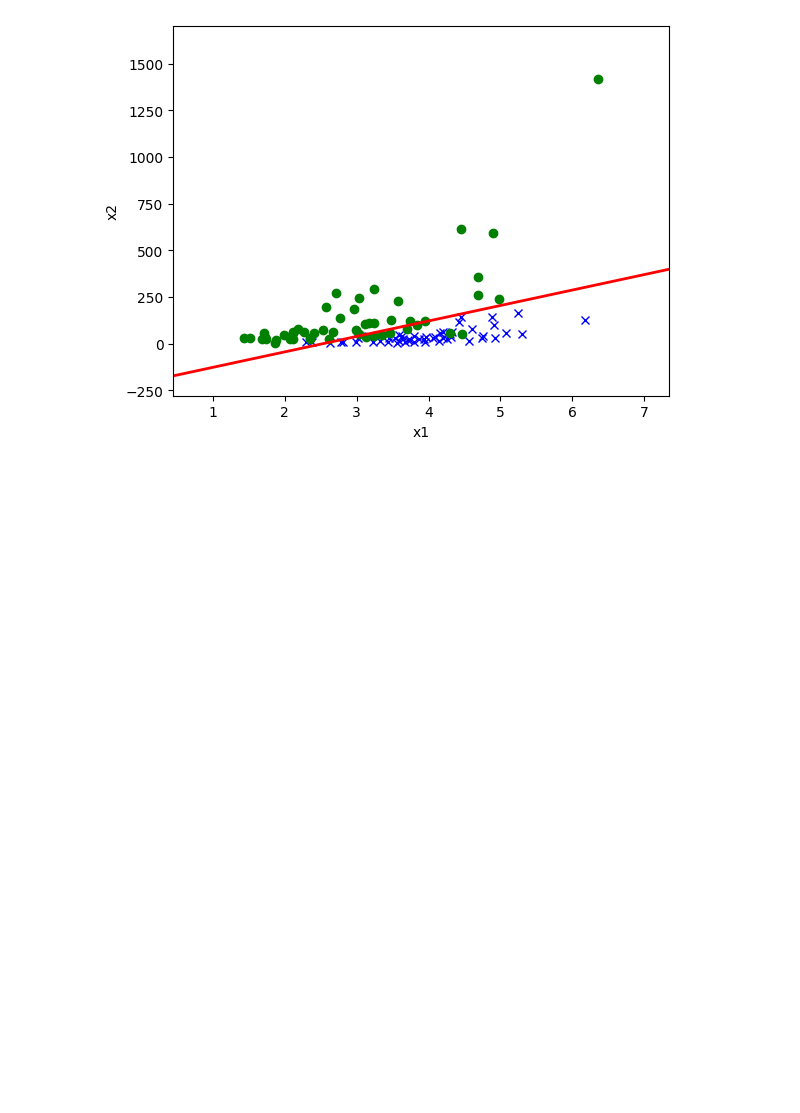
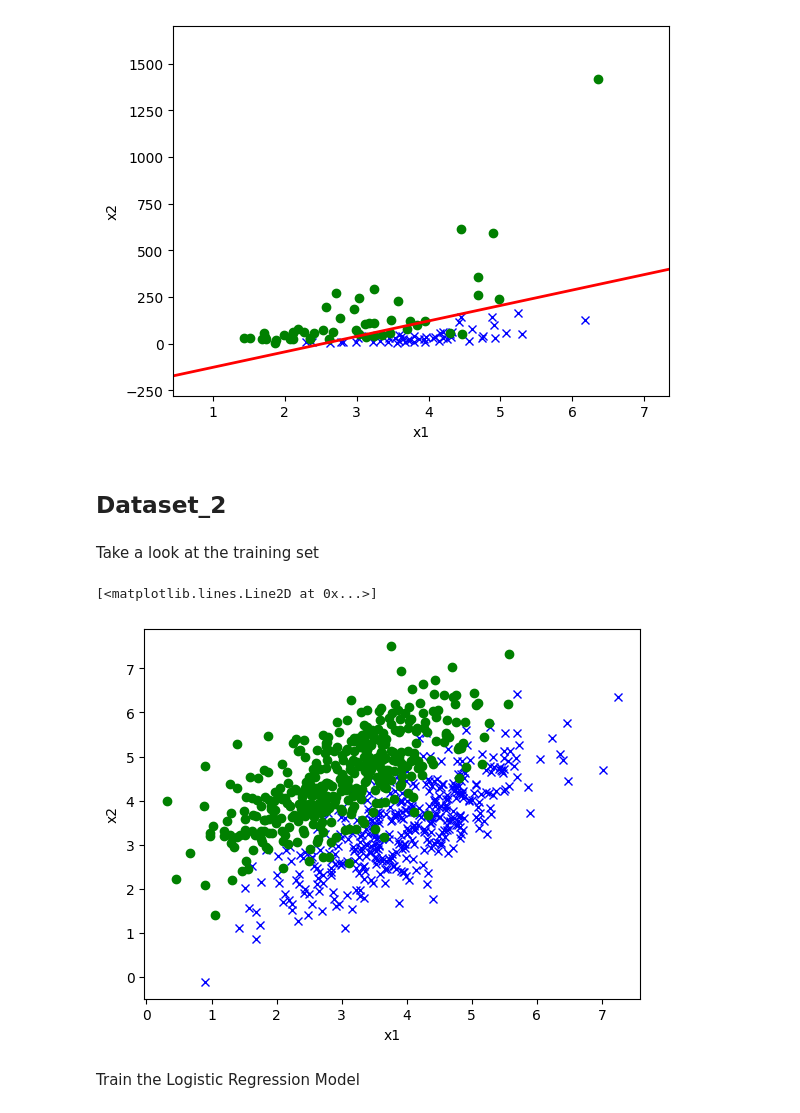
Before and after one commit to Faroukhamadi/logistic-regression, a Jupyter notebook: logistic_regression_notebook.ipynb, the cells around one changed output. Cells and saved outputs as stored; diff of their text form; code cells hidden in the pictures; blank space fills up the shorter version.

Commit message:
add second dataset

```diff
--- a/logistic_regression_notebook.ipynb
+++ b/logistic_regression_notebook.ipynb
@@ -94,3 +96,20 @@ print('The accuracy of the validation set is: ', np.mean(clf.predict(x_valid) ==
 Theta is:  [-6.26018491  2.47707251 -0.0299125 ]
 The accuracy of the validation set is:  0.9
 [figure]
+# %% [markdown]
+## Dataset_2
+# %%
+x_train, y_train = util.load_dataset('data/ds2_train.csv', add_intercept=True)
+x_valid, y_valid = util.load_dataset('data/ds2_valid.csv', add_intercept=True)
+# %% [markdown]
+Take a look at the training set
+# %%
+plt.xlabel('x1')
+plt.ylabel('x2')
+plt.plot(x_train[y_train == 1, 1], x_train[y_train == 1, 2], 'bx')
+plt.plot(x_train[y_train == 0, 1], x_train[y_train == 0, 2], 'go')
+# %% [output]
+[<matplotlib.lines.Line2D at 0x...>]
+[figure, added]
+# %% [markdown]
+Train the Logistic Regression Model
```
Also changed, not shown: parts of 6 cells of this notebook, 2 other files.
